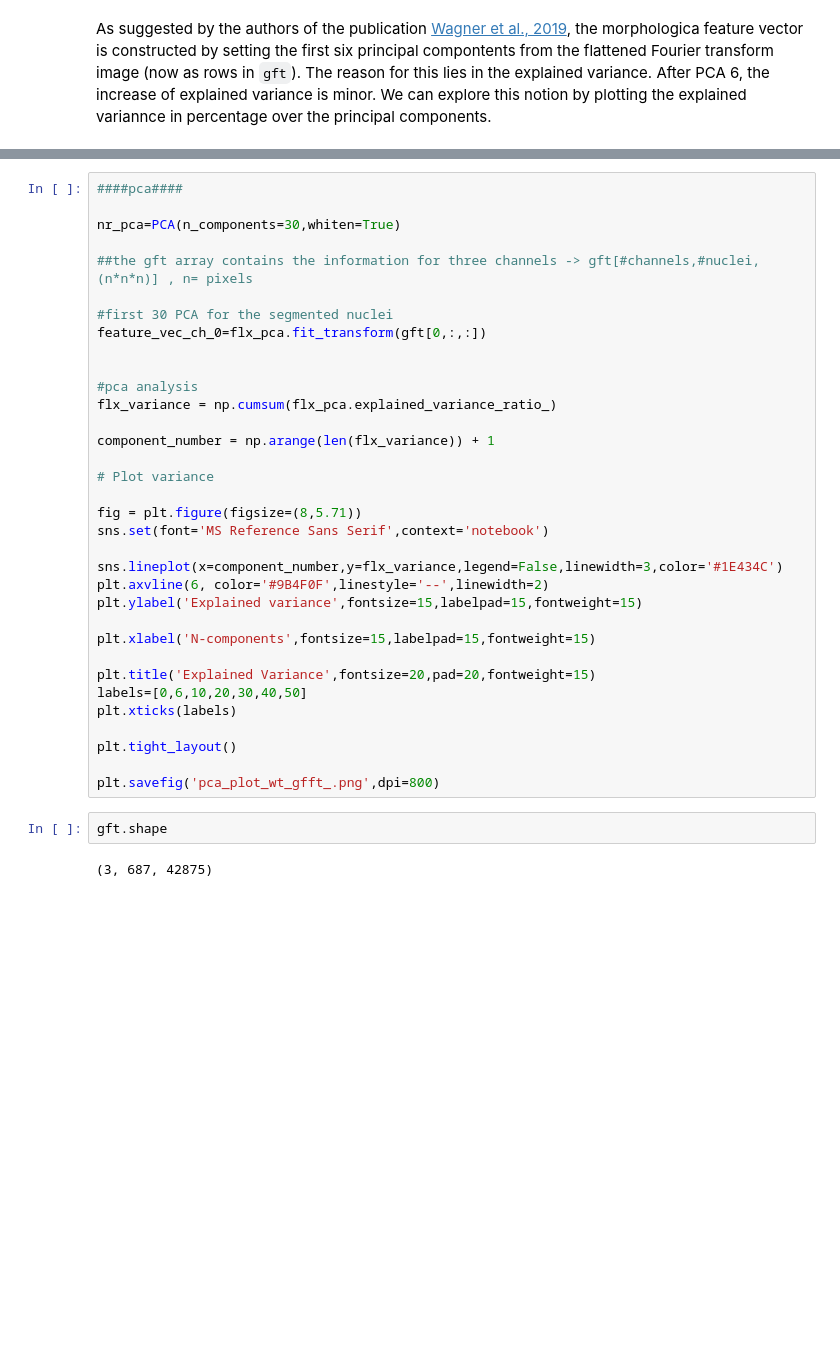
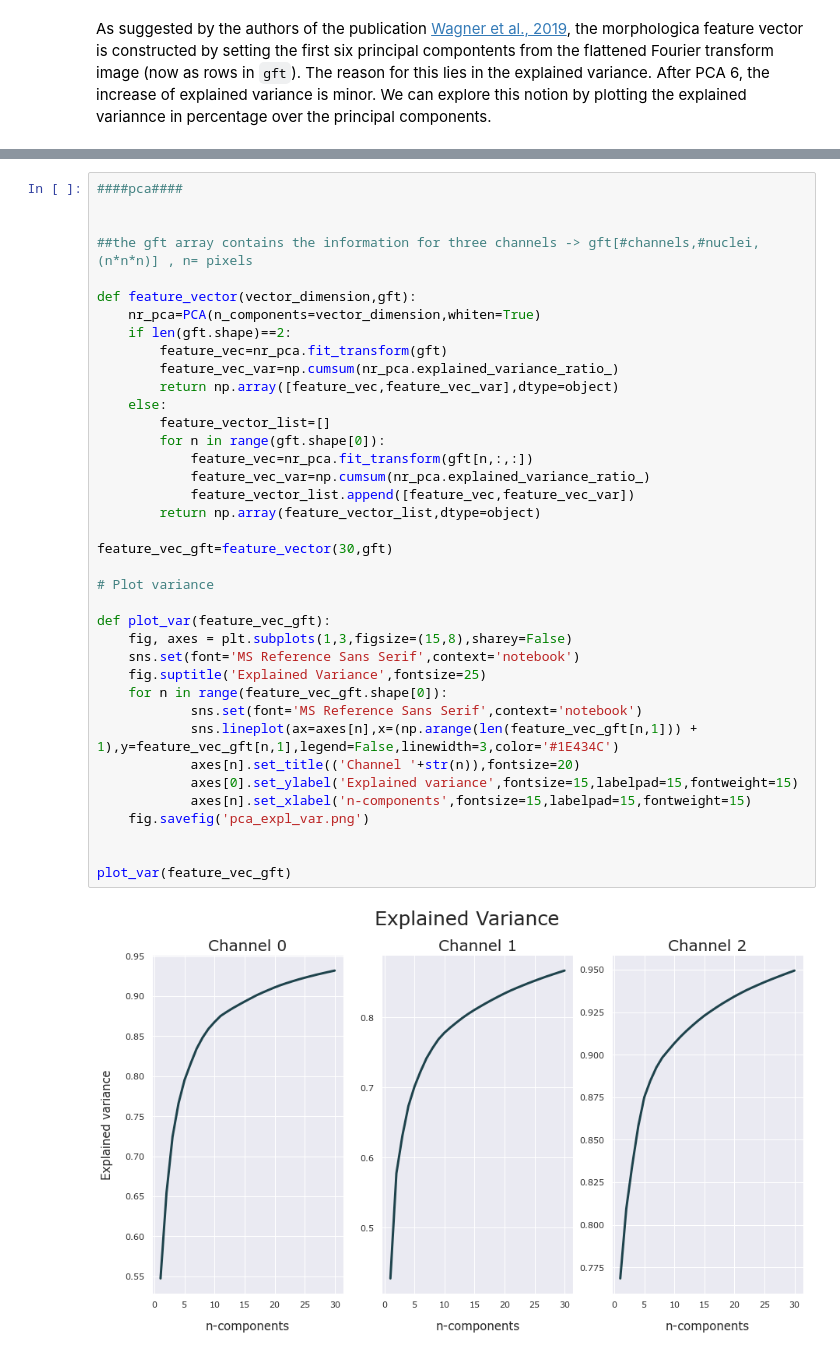
Before and after one commit to sardi1990/Morphological-feature-extraction-of-cell-nuclei-with-generic-Fourier-transform, a Jupyter notebook: code/Nuclear_morphology.ipynb, the cells around one changed output, grey strips where cells are left out. Cells and saved outputs as stored; diff of their text form; blank space fills up the shorter version.

Commit message:
referenced images

```diff
--- a/code/Nuclear_morphology.ipynb
+++ b/code/Nuclear_morphology.ipynb
@@ -377,38 +379,40 @@ from sklearn.decomposition import PCA
-# %%
-####pca####
-
-nr_pca=PCA(n_components=30,whiten=True)
-
-##the gft array contains the information for three channels -> gft[#channels,#nuclei,(n*n*n)] , n= pixels
-
-#first 30 PCA for the segmented nuclei
-feature_vec_ch_0=flx_pca.fit_transform(gft[0,:,:])
-
-
-#pca analysis
-flx_variance = np.cumsum(flx_pca.explained_variance_ratio_)
-
-component_number = np.arange(len(flx_variance)) + 1
-
-# Plot variance
-
-fig = plt.figure(figsize=(8,5.71))
-sns.set(font='MS Reference Sans Serif',context='notebook')
-
-sns.lineplot(x=component_number,y=flx_variance,legend=False,linewidth=3,color='#1E434C')
-plt.axvline(6, color='#9B4F0F',linestyle='--',linewidth=2)
-plt.ylabel('Explained variance',fontsize=15,labelpad=15,fontweight=15)
-
-plt.xlabel('N-components',fontsize=15,labelpad=15,fontweight=15)
-
-plt.title('Explained Variance',fontsize=20,pad=20,fontweight=15)
-labels=[0,6,10,20,30,40,50]
-plt.xticks(labels)
-
-plt.tight_layout()
-
-plt.savefig('pca_plot_wt_gfft_.png',dpi=800)
-# %%
-gft.shape
-# %% [output]
-(3, 687, 42875)
+# %%
+####pca####
+
+
+##the gft array contains the information for three channels -> gft[#channels,#nuclei,(n*n*n)] , n= pixels
+
+def feature_vector(vector_dimension,gft):
+    nr_pca=PCA(n_components=vector_dimension,whiten=True)
+    if len(gft.shape)==2:
+        feature_vec=nr_pca.fit_transform(gft)
+        feature_vec_var=np.cumsum(nr_pca.explained_variance_ratio_)
+        return np.array([feature_vec,feature_vec_var],dtype=object)
+    else:
+        feature_vector_list=[]
+        for n in range(gft.shape[0]):
+            feature_vec=nr_pca.fit_transform(gft[n,:,:])
+            feature_vec_var=np.cumsum(nr_pca.explained_variance_ratio_)
+            feature_vector_list.append([feature_vec,feature_vec_var])
+        return np.array(feature_vector_list,dtype=object)
+
+feature_vec_gft=feature_vector(30,gft)
+
+# Plot variance
+
+def plot_var(feature_vec_gft):
+    fig, axes = plt.subplots(1,3,figsize=(15,8),sharey=False)
+    sns.set(font='MS Reference Sans Serif',context='notebook')
+    fig.suptitle('Explained Variance',fontsize=25)
+    for n in range(feature_vec_gft.shape[0]):
+            sns.set(font='MS Reference Sans Serif',context='notebook')
+            sns.lineplot(ax=axes[n],x=(np.arange(len(feature_vec_gft[n,1])) + 1),y=feature_vec_gft[n,1],legend=False,linewidth=3,color='#1E434C')
+            axes[n].set_title(('Channel '+str(n)),fontsize=20)
+            axes[0].set_ylabel('Explained variance',fontsize=15,labelpad=15,fontweight=15)
+            axes[n].set_xlabel('n-components',fontsize=15,labelpad=15,fontweight=15)
+    fig.savefig('pca_expl_var.png')
+
+
+plot_var(feature_vec_gft)
+# %% [output]
+[figure, added]
```
Also changed, not shown: parts of 3 cells of this notebook, 2 other files.
